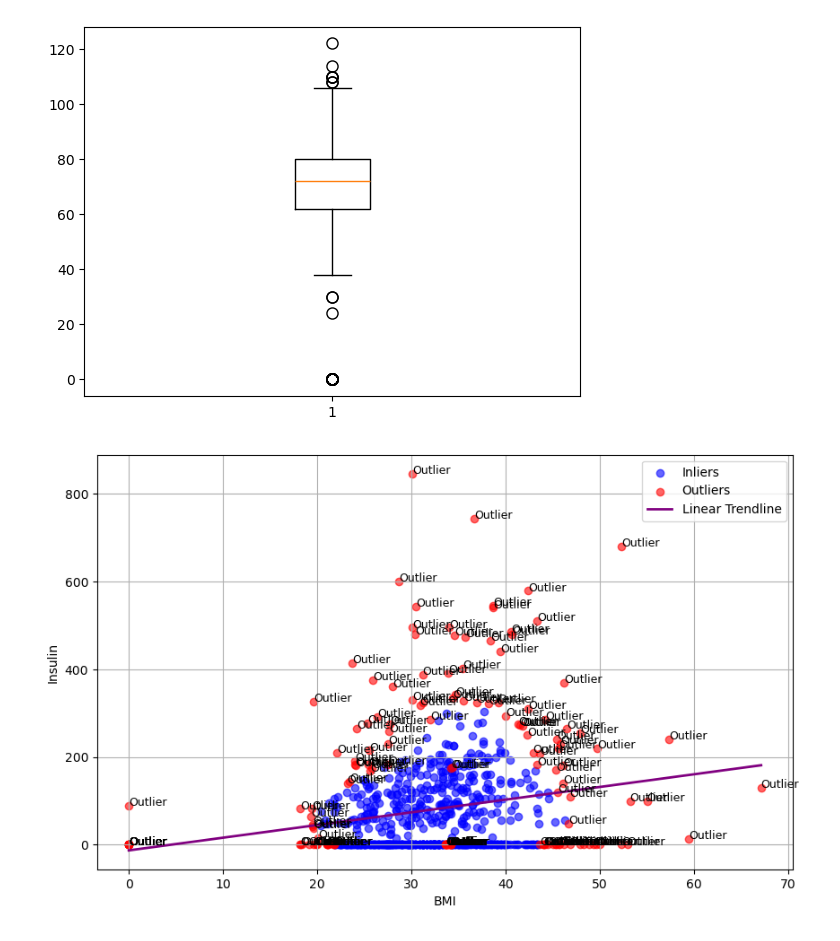
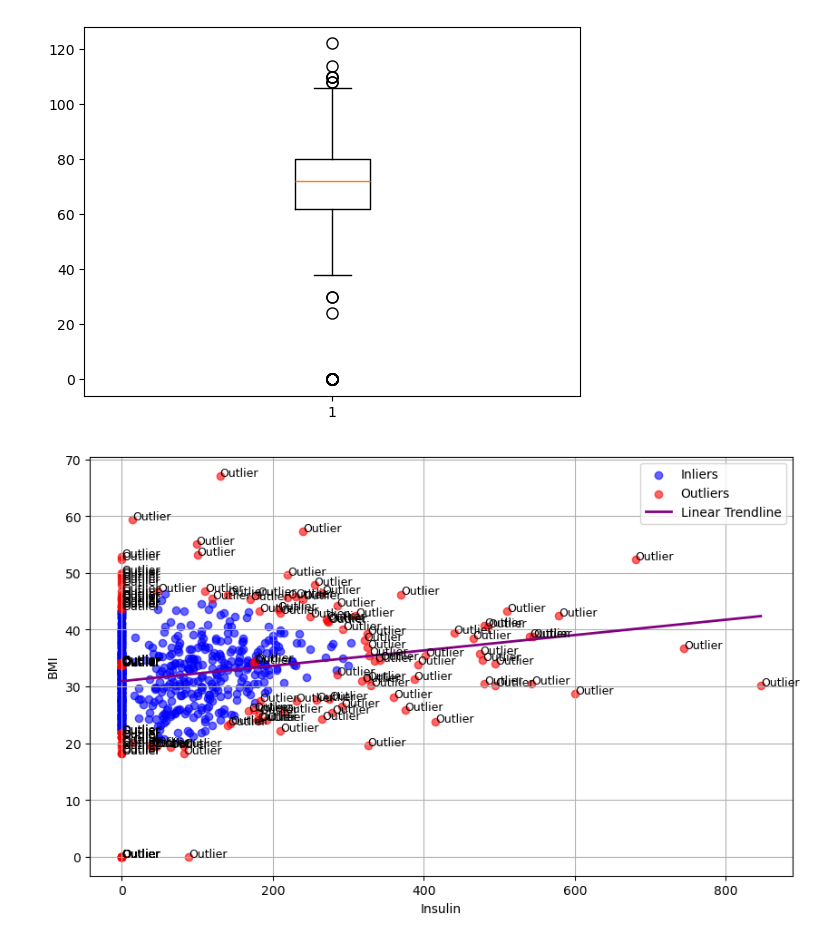
Before and after one commit to tkmnbr/ECS171, a Jupyter notebook: hw1/homework1.ipynb, the cells around one changed output. Drawn from its saved outputs; the diff is of its cells as text; code cells hidden in the pictures.

```diff
--- a/hw1/homework1.ipynb
+++ b/hw1/homework1.ipynb
@@ -269,42 +269,42 @@ labels = ocsvm.predict(X_scaled)
 # Add predictions back to the original data
 X['Anomaly'] = labels
 
 # Fit a linear regression model
 reg_model = LinearRegression()
 reg_model.fit(X['BMI'].values.reshape(-1, 1), X['Insulin'].values)
 
 # Generate a range of BMI values for the line
 bmi_range = np.linspace(X['BMI'].min(), X['BMI'].max(), 100).reshape(-1, 1)
 
 # Predict Insulin values for the BMI range
 insulin_pred = reg_model.predict(bmi_range)
 
 # Create a scatter plot
 inliers = X[X['Anomaly'] == 1]
 outliers = X[X['Anomaly'] == -1]
 
 plt.figure(figsize=(10, 6))
-plt.scatter(inliers['BMI'], inliers['Insulin'], label='Inliers', c='blue', alpha=0.6)
-plt.scatter(outliers['BMI'], outliers['Insulin'], label='Outliers', c='red', alpha=0.6)
+plt.scatter(inliers['Insulin'], inliers['BMI'], label='Inliers', c='blue', alpha=0.6)
+plt.scatter(outliers['Insulin'], outliers['BMI'], label='Outliers', c='red', alpha=0.6)
 
 # Fit and add a trendline
-reg_model = LinearRegression()
-reg_model.fit(X['BMI'].values.reshape(-1, 1), X['Insulin'].values)
-bmi_range = np.linspace(X['BMI'].min(), X['BMI'].max(), 100).reshape(-1, 1)
-insulin_pred = reg_model.predict(bmi_range)
-plt.plot(bmi_range, insulin_pred, color='purple', linewidth=2, label='Linear Trendline')
+reg_model.fit(X['Insulin'].values.reshape(-1, 1), X['BMI'].values)
+insulin_range = np.linspace(X['Insulin'].min(), X['Insulin'].max(), 100).reshape(-1, 1)
+bmi_pred = reg_model.predict(insulin_range)
+plt.plot(insulin_range, bmi_pred, color='purple', linewidth=2, label='Linear Trendline')
 
 # Annotate outliers
 for i in range(len(outliers)):
+    insulin = outliers['Insulin'].iloc[i]
     bmi = outliers['BMI'].iloc[i]
-    insulin = outliers['Insulin'].iloc[i]
-    plt.annotate('Outlier', (bmi, insulin), fontsize=9, color='black')
+    plt.annotate('Outlier', (insulin, bmi), fontsize=9, color='black')
+
 
 # Labels and legend
-plt.xlabel('BMI')
-plt.ylabel('Insulin')
+plt.xlabel('Insulin')
+plt.ylabel('BMI')
 plt.legend()
 plt.grid(True)
 plt.show()
 # %% [output]
-[figure, old version]
+[figure, new version]
```
